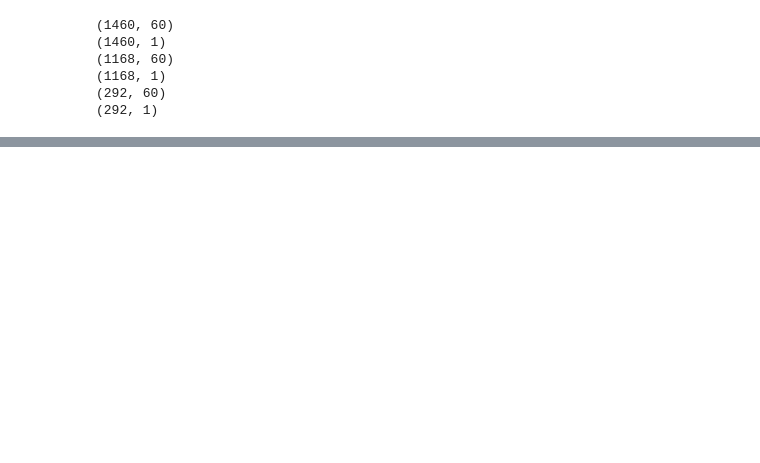
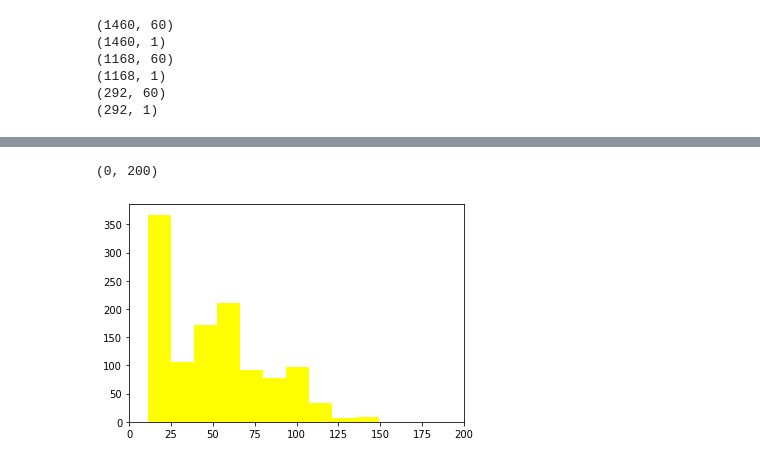
Before and after one commit to gauridargar/housepricing, a Jupyter notebook: notebook/model.ipynb, the cells around one changed output, grey strips where cells are left out. Drawn from its saved outputs; the diff is of its cells as text; code cells hidden in the pictures; blank space fills up the shorter version.

```diff
--- a/notebook/model.ipynb
+++ b/notebook/model.ipynb
@@ -190,3 +178,8 @@ print(y_valid.shape)
 (1168, 1)
 (292, 60)
 (292, 1)
+# %%
+cols_with_nans = [col for col in x_tr.columns if sum(x_tr[col].isna())>0]
+x_tr.drop(columns=cols_with_nans, axis=1, inplace=True)
+
+x_tr.head()
@@ -192,0 +202,7 @@ print(y_valid.shape)
+# %%
+axes = plt.gca()
+plt.hist(x_tr['How Old'],bins=10,color="yellow")
+axes.set_xlim([0,200])
+# %% [output]
+(0, 200)
+[figure, added]
```
Also changed, not shown: parts of 22 cells of this notebook, 3 other files.
